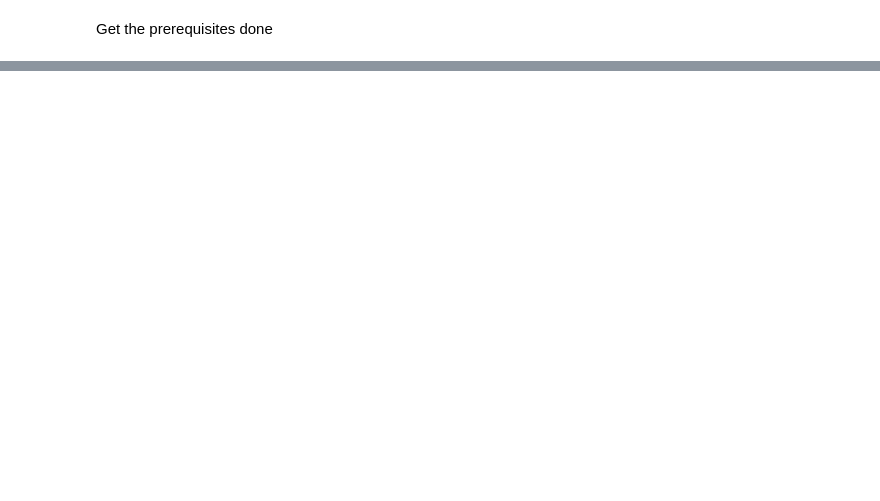
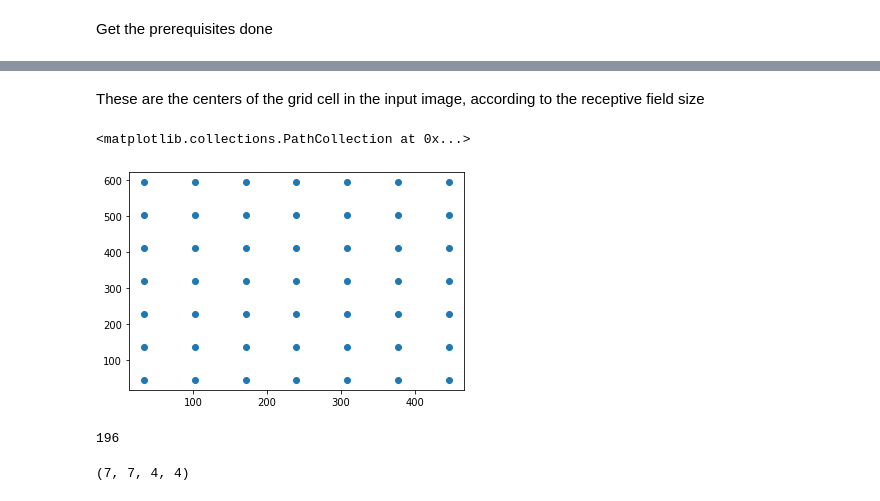
Before and after one commit to thatgeeman/Advanced-Deep-Learning-with-Keras, a Jupyter notebook: chapter_11.ipynb, the cells around one changed output, grey strips where cells are left out. Drawn from its saved outputs; the diff is of its cells as text; code cells hidden in the pictures; blank space fills up the shorter version.

```diff
--- a/chapter_11.ipynb
+++ b/chapter_11.ipynb
@@ -47,0 +161,2 @@ Mounted at /content/drive
+# %%
+feature_height, feature_width, _ = 7, 7, 512 # shape of activations? # ignore number of feature maps (last)
@@ -47,0 +244,7 @@ Mounted at /content/drive
+# %%
+    cx = np.linspace(start, end, feature_width)
+
+    start = grid_height * 0.5
+    end = (feature_height - 0.5) * grid_height
+    cy = np.linspace(start, end, feature_height)
+    cx, cy
@@ -47,0 +280,2 @@ Mounted at /content/drive
+# %%
+cx_grid, cy_grid = np.meshgrid(cx, cy)
@@ -47,0 +284,7 @@ Mounted at /content/drive
+# %% [markdown]
+These are the centers of the grid cell in the input image, according to the receptive field size
+# %%
+plt.scatter(cx_grid,cy_grid)
+# %% [output]
+<matplotlib.collections.PathCollection at 0x...>
+[figure, added]
@@ -47,0 +295,4 @@ Mounted at /content/drive
+# %%
+feature_height*feature_width*n_boxes
+# %% [output]
+196
@@ -47,0 +301,4 @@ Mounted at /content/drive
+# %%
+boxes.shape
+# %% [output]
+(7, 7, 4, 4)
```
Also changed, not shown: parts of 48 cells of this notebook.
